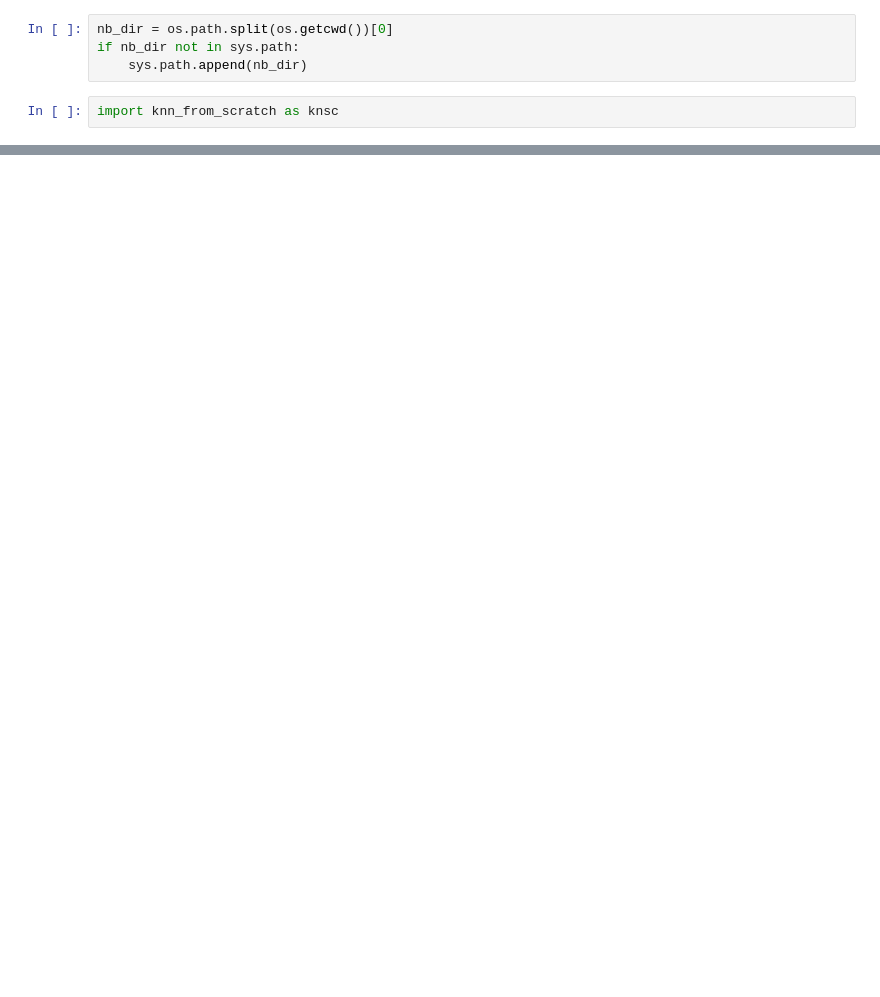
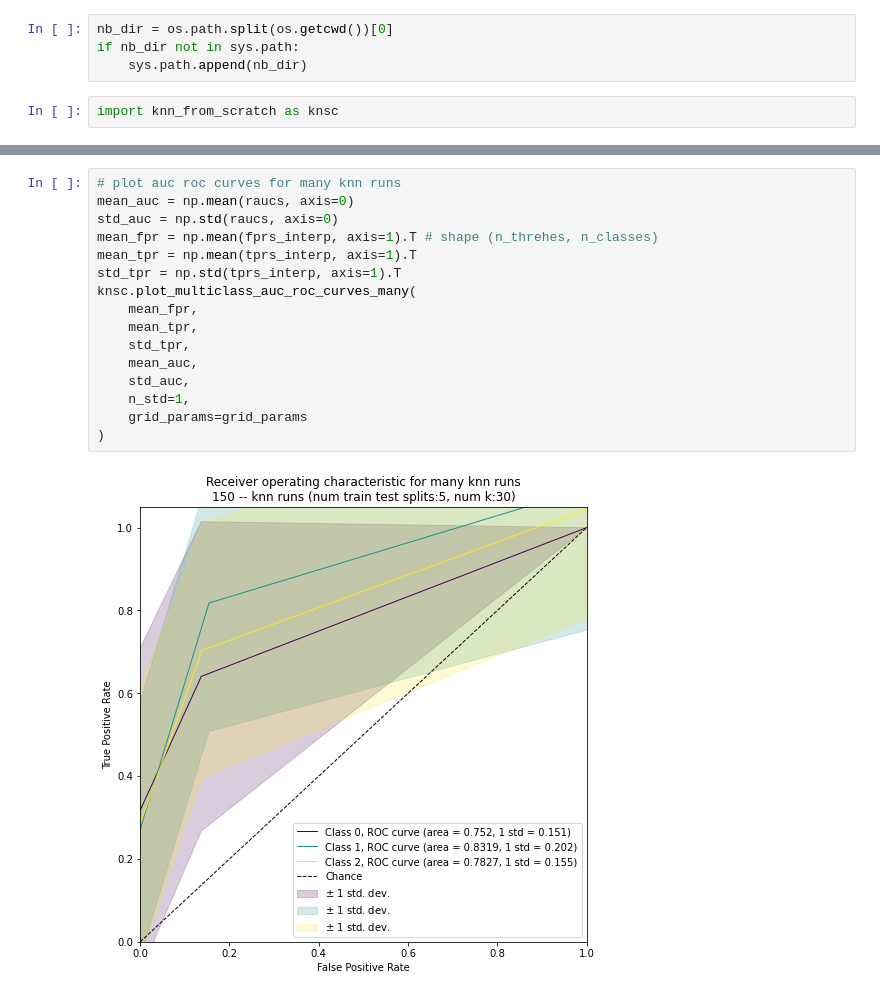
Before and after one commit to TrevorJDick/knn_scratch, a Jupyter notebook: knn/knn_examples.ipynb, the cells around one changed output, grey strips where cells are left out. Cells and saved outputs as stored; diff of their text form; blank space fills up the shorter version.

```diff
--- a/knn/knn_examples.ipynb
+++ b/knn/knn_examples.ipynb
@@ -16,0 +47,18 @@ import knn_from_scratch as knsc
+# %%
+# plot auc roc curves for many knn runs
+mean_auc = np.mean(raucs, axis=0)
+std_auc = np.std(raucs, axis=0)
+mean_fpr = np.mean(fprs_interp, axis=1).T # shape (n_threhes, n_classes)
+mean_tpr = np.mean(tprs_interp, axis=1).T
+std_tpr = np.std(tprs_interp, axis=1).T
+knsc.plot_multiclass_auc_roc_curves_many(
+    mean_fpr,
+    mean_tpr,
+    std_tpr,
+    mean_auc,
+    std_auc,
+    n_std=1,
+    grid_params=grid_params
+)
+# %% [output]
+[figure, added]
```
Also changed, not shown: parts of 13 cells of this notebook, 1 other file.
